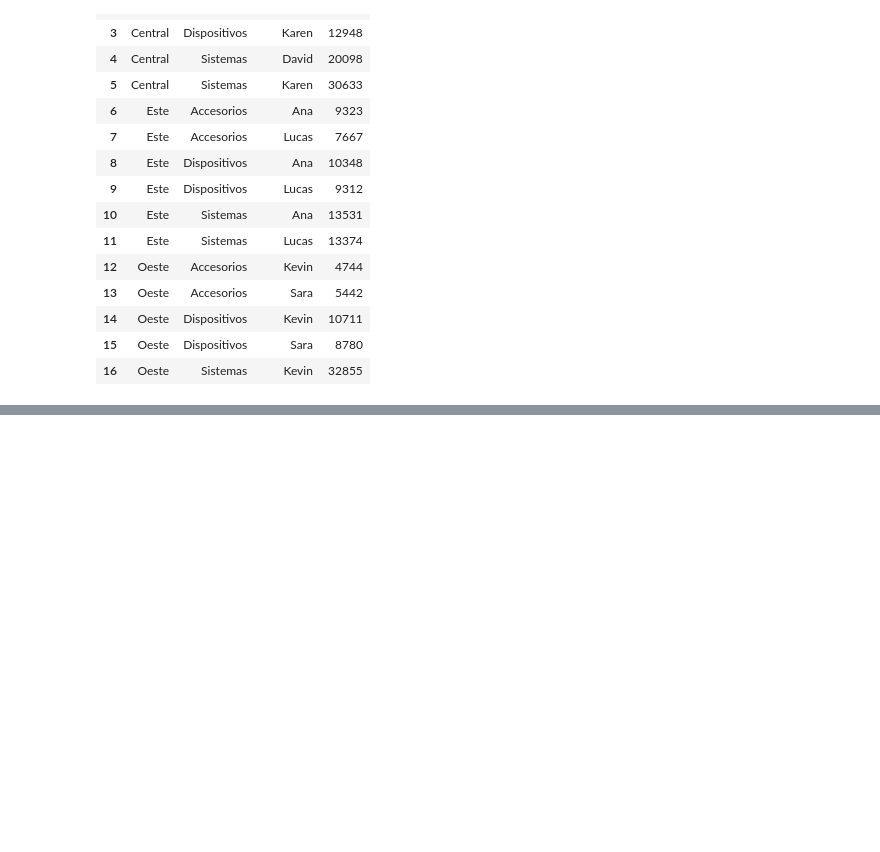
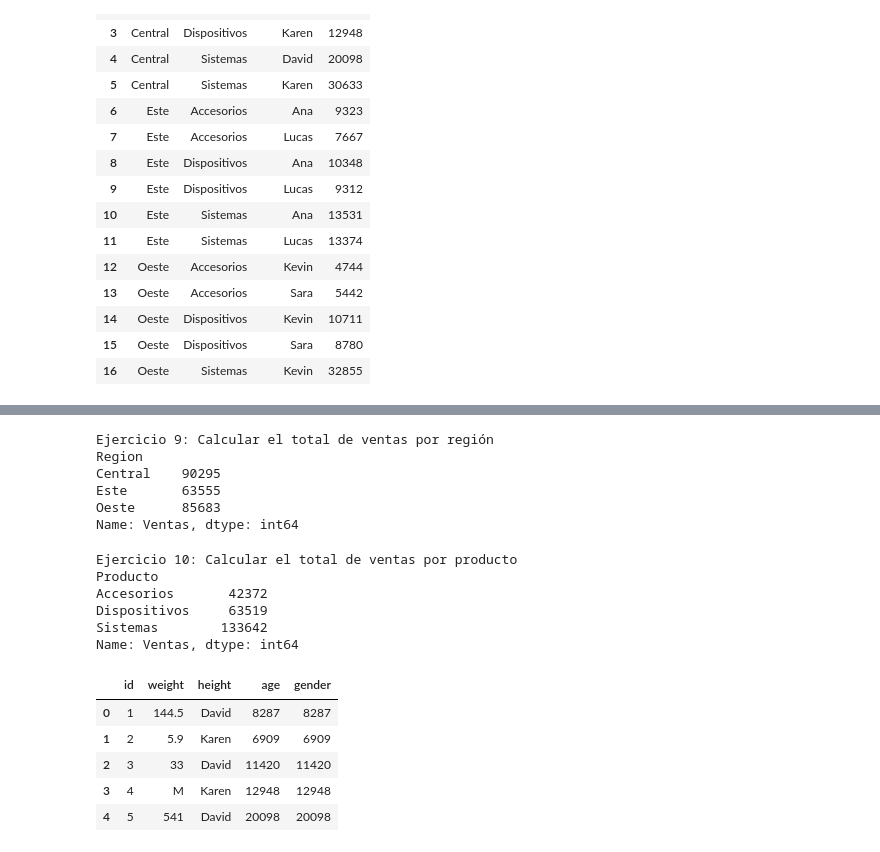
Before and after one commit to BladimirBL/Talento-Tech, a Jupyter notebook: New_Colab_Nootbook.ipynb, the cells around one changed output, grey strips where cells are left out. Cells and saved outputs as stored; diff of their text form; code cells hidden in the pictures; blank space fills up the shorter version.

```diff
--- a/New_Colab_Nootbook.ipynb
+++ b/New_Colab_Nootbook.ipynb
@@ -34,0 +240,44 @@ df.head(17)
+# %%
+# Ejercicio 9: Calcular el total de ventas por región
+print("Ejercicio 9: Calcular el total de ventas por región")
+ventas_por_region = df.groupby('Region')['Ventas'].sum()
+print(ventas_por_region)
+print("\n")
+# %% [output]
+Ejercicio 9: Calcular el total de ventas por región
+Region
+Central    90295
+Este       63555
+Oeste      85683
+Name: Ventas, dtype: int64
+# %%
+# Ejercicio 10: Calcular el total de ventas por producto
+print("Ejercicio 10: Calcular el total de ventas por producto")
+ventas_por_producto = df.groupby('Producto')['Ventas'].sum()
+print(ventas_por_producto)
+print("\n")
+# %% [output]
+Ejercicio 10: Calcular el total de ventas por producto
+Producto
+Accesorios       42372
+Dispositivos     63519
+Sistemas        133642
+Name: Ventas, dtype: int64
+# %%
+#crear un Dataframe de Pandas con Datos de una Persona
+data = {
+    'id': [1, 2, 3, 4, 5],
+    'weight': ['144.5', '5.9', '33', 'M','541'],
+    'height': ['David', 'Karen', 'David', 'Karen', 'David'],
+    'age': [8287, 6909, 11420, 12948, 20098],
+    'gender': [8287, 6909, 11420, 12948, 20098]}
+df_persona = pd.DataFrame(data)
+# %%
+df_persona.head()
+# %% [output]
+|  | id | weight | height | age | gender |
+| 0 | 1 | 144.5 | David | 8287 | 8287 |
+| 1 | 2 | 5.9 | Karen | 6909 | 6909 |
+| 2 | 3 | 33 | David | 11420 | 11420 |
+| 3 | 4 | M | Karen | 12948 | 12948 |
+| 4 | 5 | 541 | David | 20098 | 20098 |
```
Also changed, not shown: parts of 14 cells of this notebook.
